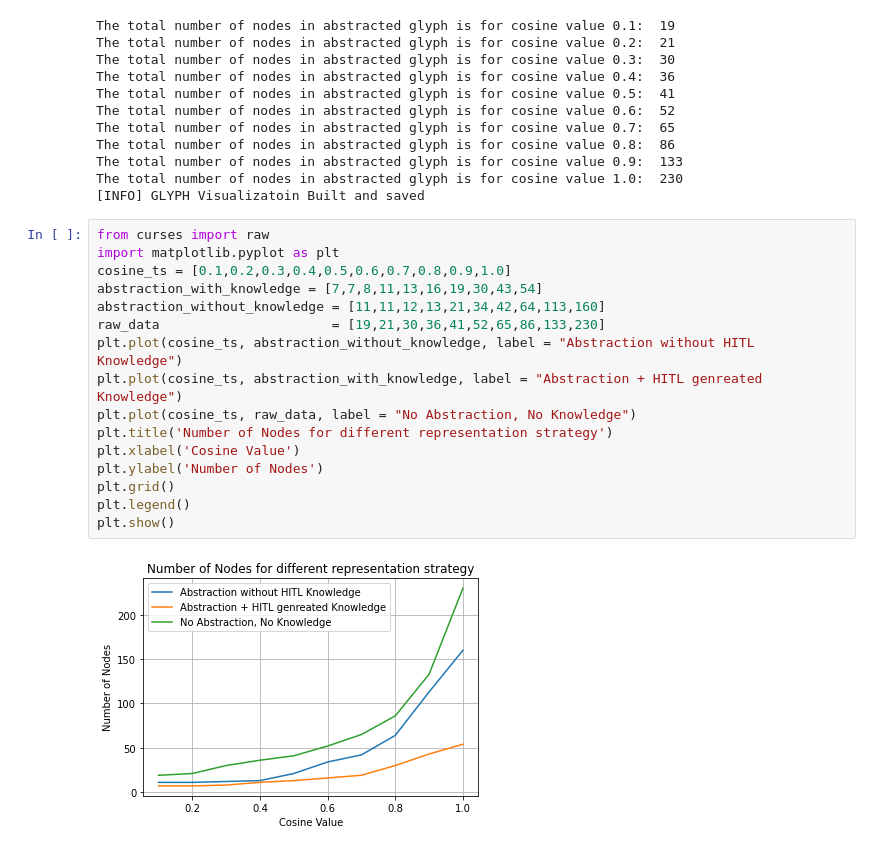
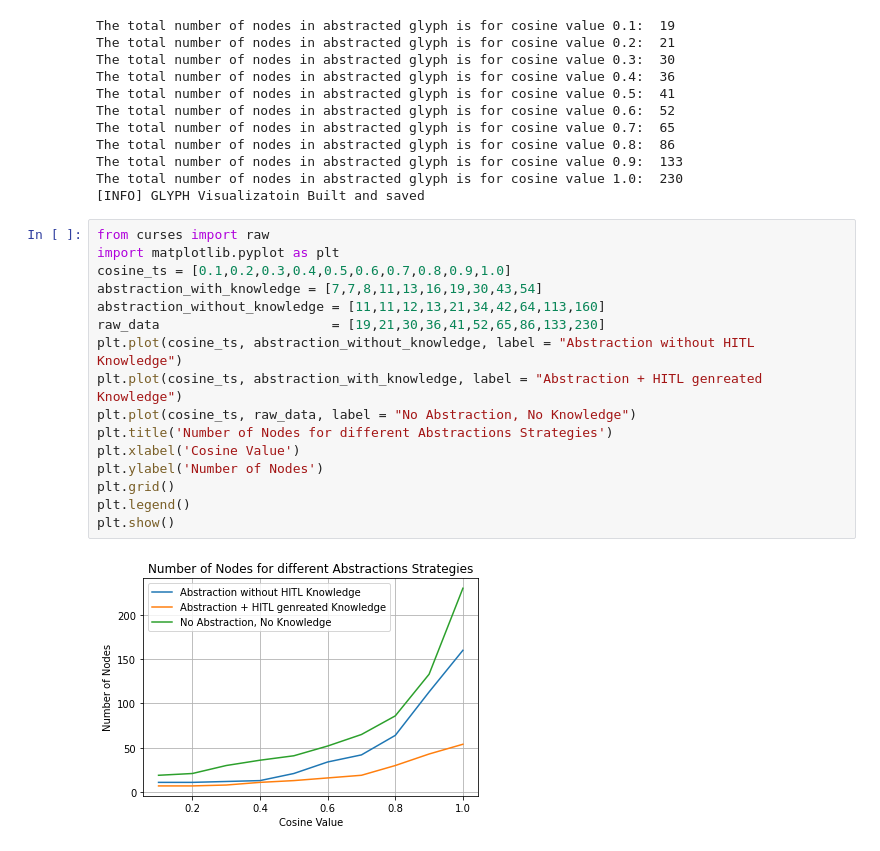
Before and after one commit to siddu1998/ParallelOPM, a Jupyter notebook: ParallelOPM-main/CODE/GLYPH/Archive/Sai_cosine/CODE/OPM_Paper.ipynb, the cells around one changed output. Drawn from its saved outputs; the diff is of its cells as text.

Commit message:
abstraction results

```diff
--- a/ParallelOPM-main/CODE/GLYPH/Archive/Sai_cosine/CODE/OPM_Paper.ipynb
+++ b/ParallelOPM-main/CODE/GLYPH/Archive/Sai_cosine/CODE/OPM_Paper.ipynb
@@ -984,18 +994,18 @@ The total number of nodes in abstracted glyph is for cosine value 1.0:  230
 # %%
 from curses import raw
 import matplotlib.pyplot as plt
 cosine_ts = [0.1,0.2,0.3,0.4,0.5,0.6,0.7,0.8,0.9,1.0]
 abstraction_with_knowledge = [7,7,8,11,13,16,19,30,43,54]
 abstraction_without_knowledge = [11,11,12,13,21,34,42,64,113,160]
 raw_data                      = [19,21,30,36,41,52,65,86,133,230]
 plt.plot(cosine_ts, abstraction_without_knowledge, label = "Abstraction without HITL Knowledge")
 plt.plot(cosine_ts, abstraction_with_knowledge, label = "Abstraction + HITL genreated Knowledge")
 plt.plot(cosine_ts, raw_data, label = "No Abstraction, No Knowledge")
-plt.title('Number of Nodes for different representation strategy')
+plt.title('Number of Nodes for different Abstractions Strategies')
 plt.xlabel('Cosine Value')
 plt.ylabel('Number of Nodes')
 plt.grid()
 plt.legend()
 plt.show()
 # %% [output]
-[figure, old version]
+[figure, new version]
```
Also changed, not shown: parts of 2 cells of this notebook, 7 other files.
